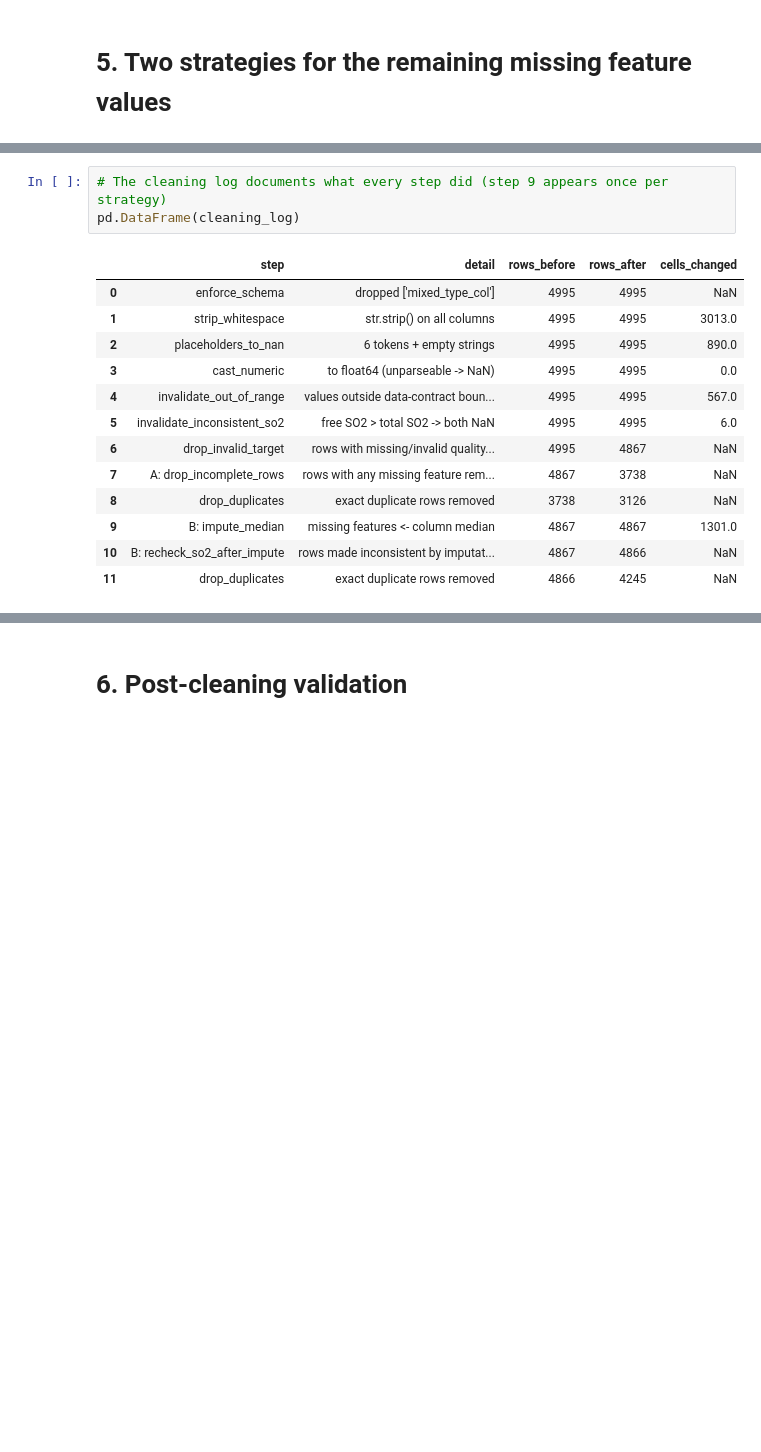
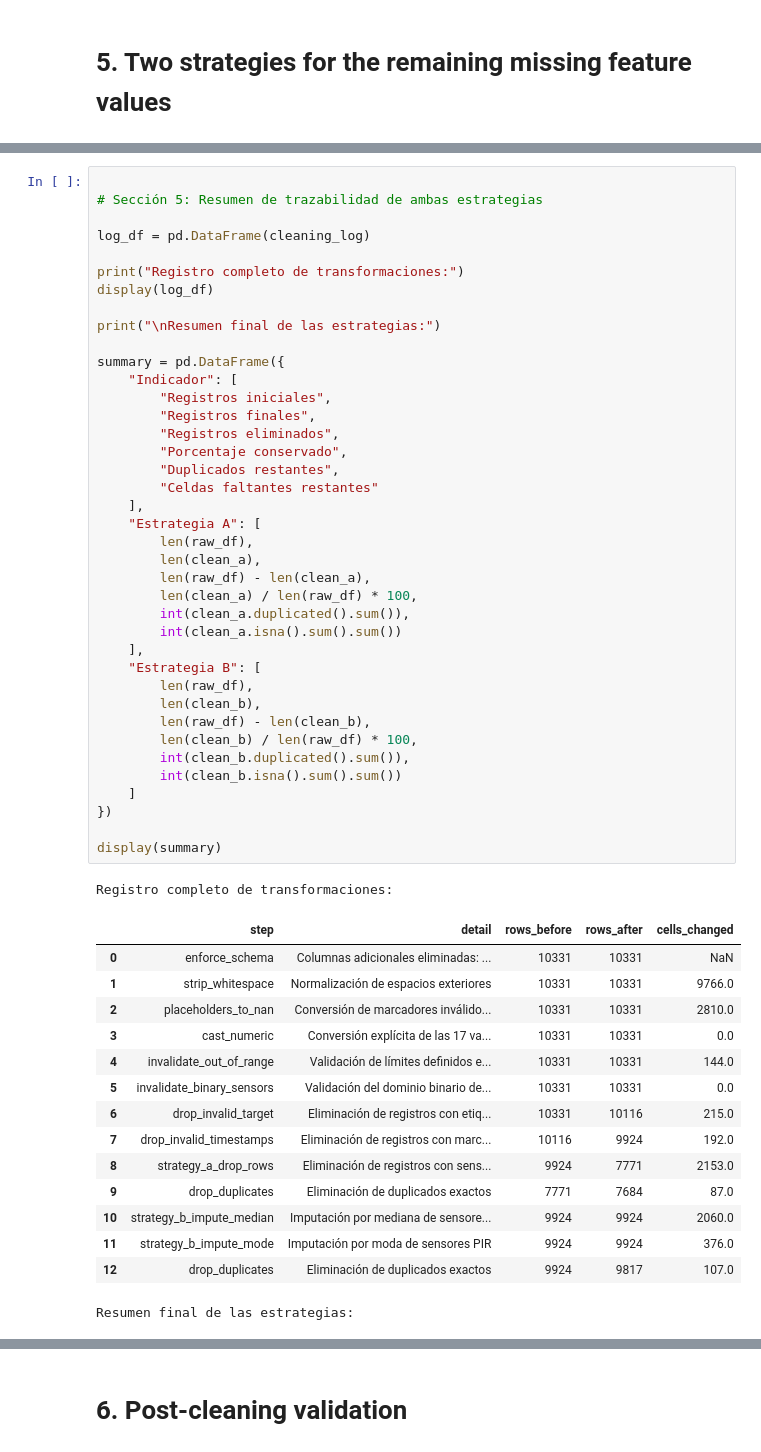
Before and after one commit to dacosgaya/-Tecnologico-de-Monterrey-MNA-Computo-en-la-nube, a Jupyter notebook: A03_A01370354.ipynb, the cells around one changed output, grey strips where cells are left out. Cells and saved outputs as stored; diff of their text form; blank space fills up the shorter version.

```diff
--- a/A03_A01370354.ipynb
+++ b/A03_A01370354.ipynb
@@ -1786,17 +2309,56 @@ Strategy B (impute):     4,245 rows
 # %%
-# The cleaning log documents what every step did (step 9 appears once per strategy)
-pd.DataFrame(cleaning_log)
+
+# Sección 5: Resumen de trazabilidad de ambas estrategias
+
+log_df = pd.DataFrame(cleaning_log)
+
+print("Registro completo de transformaciones:")
+display(log_df)
+
+print("\nResumen final de las estrategias:")
+
+summary = pd.DataFrame({
+    "Indicador": [
+        "Registros iniciales",
+        "Registros finales",
+        "Registros eliminados",
+        "Porcentaje conservado",
+        "Duplicados restantes",
+        "Celdas faltantes restantes"
+    ],
+    "Estrategia A": [
+        len(raw_df),
+        len(clean_a),
+        len(raw_df) - len(clean_a),
+        len(clean_a) / len(raw_df) * 100,
+        int(clean_a.duplicated().sum()),
+        int(clean_a.isna().sum().sum())
+    ],
+    "Estrategia B": [
+        len(raw_df),
+        len(clean_b),
+        len(raw_df) - len(clean_b),
+        len(clean_b) / len(raw_df) * 100,
+        int(clean_b.duplicated().sum()),
+        int(clean_b.isna().sum().sum())
+    ]
+})
+
+display(summary)
 # %% [output]
+Registro completo de transformaciones:
 |  | step | detail | rows_before | rows_after | cells_changed |
-| 0 | enforce_schema | dropped ['mixed_type_col'] | 4995 | 4995 | NaN |
-| 1 | strip_whitespace | str.strip() on all columns | 4995 | 4995 | 3013.0 |
-| 2 | placeholders_to_nan | 6 tokens + empty strings | 4995 | 4995 | 890.0 |
-| 3 | cast_numeric | to float64 (unparseable -> NaN) | 4995 | 4995 | 0.0 |
-| 4 | invalidate_out_of_range | values outside data-contract boun... | 4995 | 4995 | 567.0 |
-| 5 | invalidate_inconsistent_so2 | free SO2 > total SO2 -> both NaN | 4995 | 4995 | 6.0 |
-| 6 | drop_invalid_target | rows with missing/invalid quality... | 4995 | 4867 | NaN |
-| 7 | A: drop_incomplete_rows | rows with any missing feature rem... | 4867 | 3738 | NaN |
-| 8 | drop_duplicates | exact duplicate rows removed | 3738 | 3126 | NaN |
-| 9 | B: impute_median | missing features <- column median | 4867 | 4867 | 1301.0 |
-| 10 | B: recheck_so2_after_impute | rows made inconsistent by imputat... | 4867 | 4866 | NaN |
-| 11 | drop_duplicates | exact duplicate rows removed | 4866 | 4245 | NaN |
+| 0 | enforce_schema | Columnas adicionales eliminadas: ... | 10331 | 10331 | NaN |
+| 1 | strip_whitespace | Normalización de espacios exteriores | 10331 | 10331 | 9766.0 |
+| 2 | placeholders_to_nan | Conversión de marcadores inválido... | 10331 | 10331 | 2810.0 |
+| 3 | cast_numeric | Conversión explícita de las 17 va... | 10331 | 10331 | 0.0 |
+| 4 | invalidate_out_of_range | Validación de límites definidos e... | 10331 | 10331 | 144.0 |
+| 5 | invalidate_binary_sensors | Validación del dominio binario de... | 10331 | 10331 | 0.0 |
+| 6 | drop_invalid_target | Eliminación de registros con etiq... | 10331 | 10116 | 215.0 |
+| 7 | drop_invalid_timestamps | Eliminación de registros con marc... | 10116 | 9924 | 192.0 |
+| 8 | strategy_a_drop_rows | Eliminación de registros con sens... | 9924 | 7771 | 2153.0 |
+| 9 | drop_duplicates | Eliminación de duplicados exactos | 7771 | 7684 | 87.0 |
+| 10 | strategy_b_impute_median | Imputación por mediana de sensore... | 9924 | 9924 | 2060.0 |
+| 11 | strategy_b_impute_mode | Imputación por moda de sensores PIR | 9924 | 9924 | 376.0 |
+| 12 | drop_duplicates | Eliminación de duplicados exactos | 9924 | 9817 | 107.0 |
+Resumen final de las estrategias:
```
Also changed, not shown: parts of 16 cells of this notebook.
